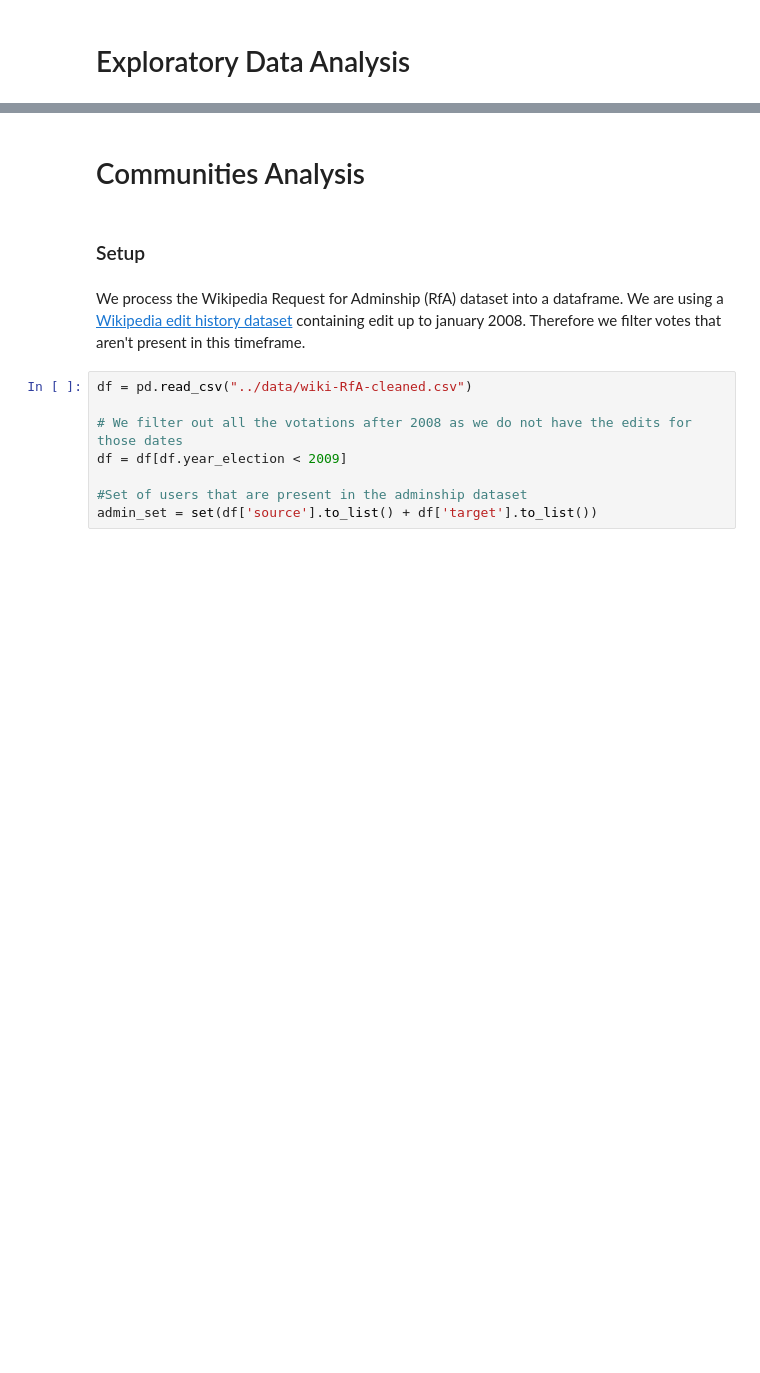
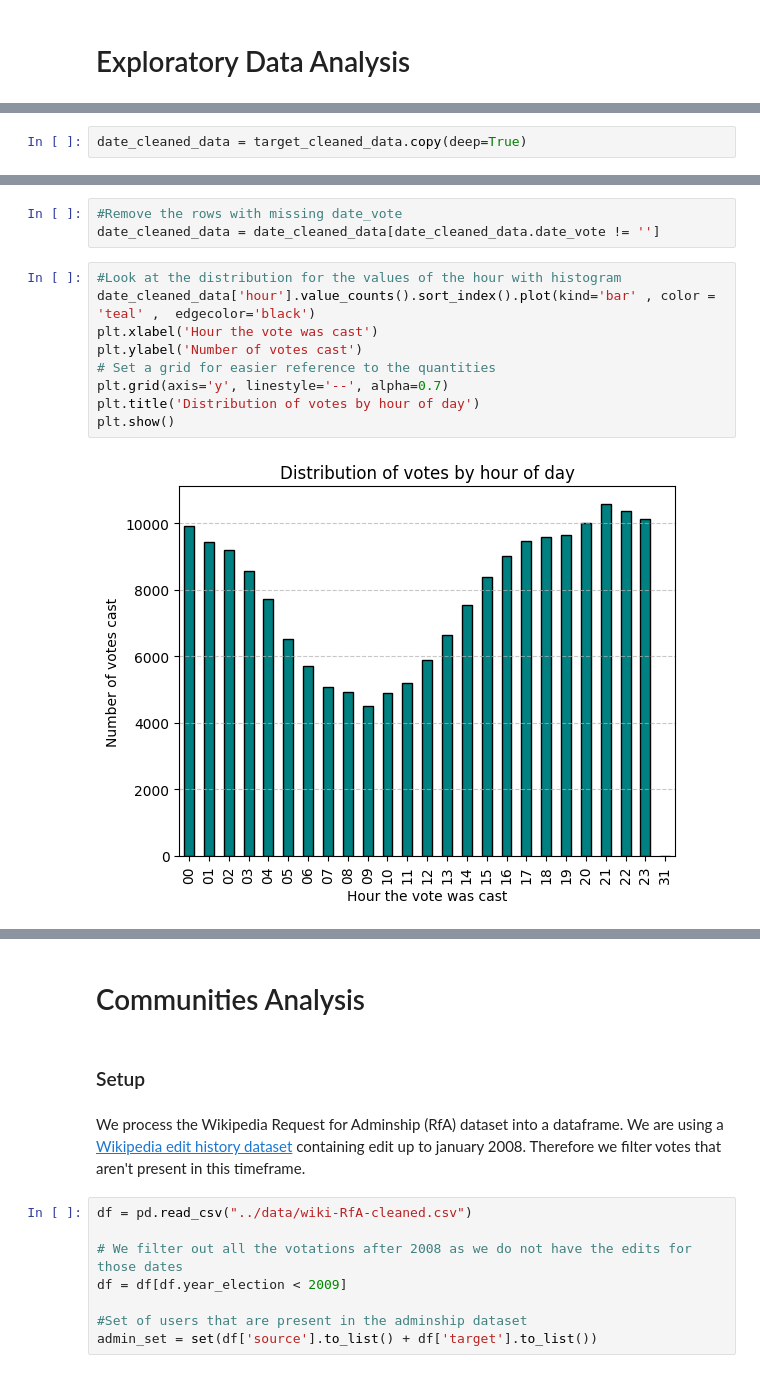
Before and after one commit to epfl-ada/ada-2023-project-thedatafreaks, a Jupyter notebook: notebooks/main_notebook.ipynb, the cells around one changed output, grey strips where cells are left out. Saved outputs shown, nothing was run; the diff lists cells and outputs as text; blank space fills up the shorter version.

```diff
--- a/notebooks/main_notebook.ipynb
+++ b/notebooks/main_notebook.ipynb
@@ -30,0 +187,2 @@ from scipy.stats import pearsonr
+# %%
+date_cleaned_data = target_cleaned_data.copy(deep=True)
@@ -30,0 +247,14 @@ from scipy.stats import pearsonr
+# %%
+#Remove the rows with missing date_vote
+date_cleaned_data = date_cleaned_data[date_cleaned_data.date_vote != '']
+# %%
+#Look at the distribution for the values of the hour with histogram
+date_cleaned_data['hour'].value_counts().sort_index().plot(kind='bar' , color = 'teal' ,  edgecolor='black')
+plt.xlabel('Hour the vote was cast')
+plt.ylabel('Number of votes cast')
+# Set a grid for easier reference to the quantities
+plt.grid(axis='y', linestyle='--', alpha=0.7)
+plt.title('Distribution of votes by hour of day')
+plt.show()
+# %% [output]
+[figure, added]
```
Also changed, not shown: parts of 74 cells of this notebook.
